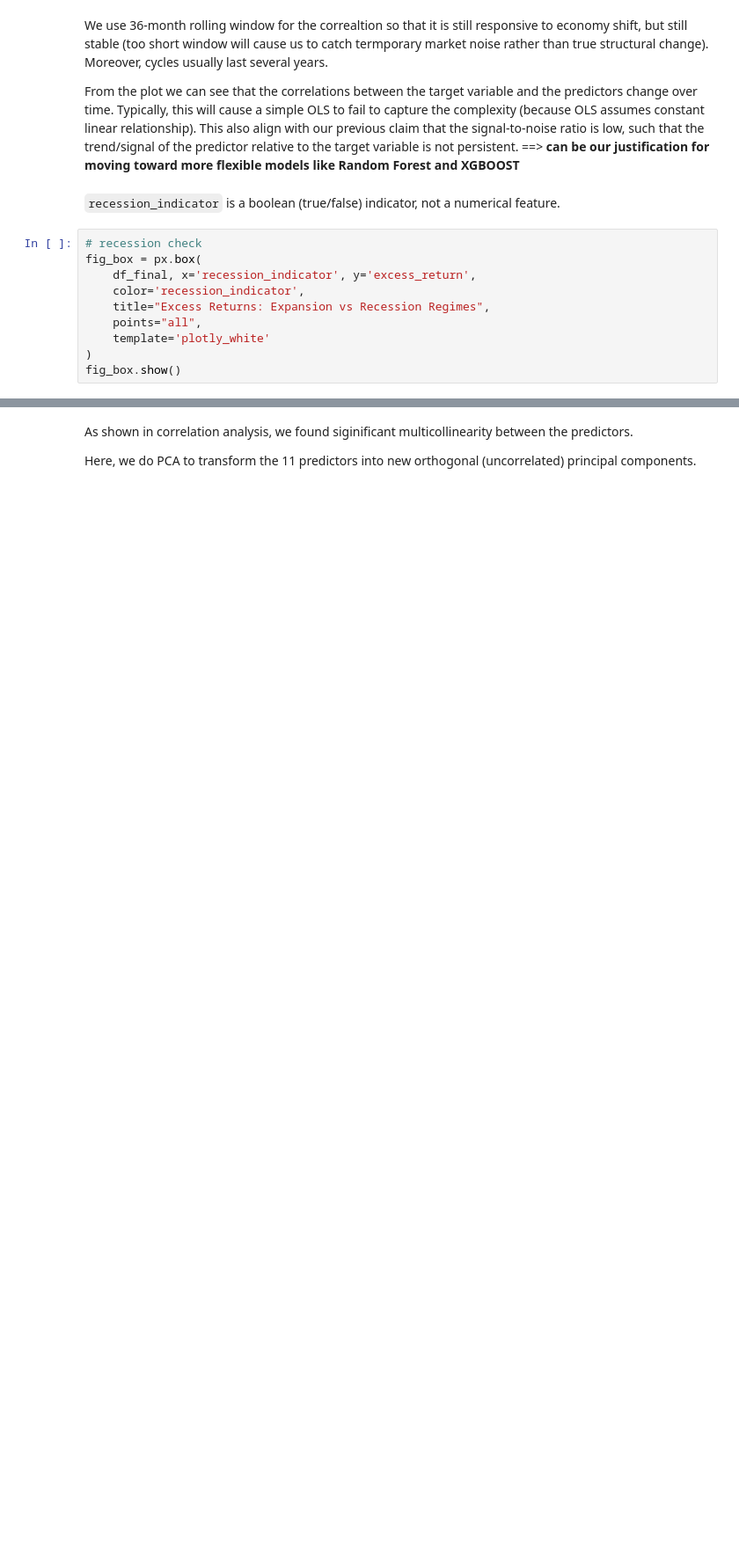
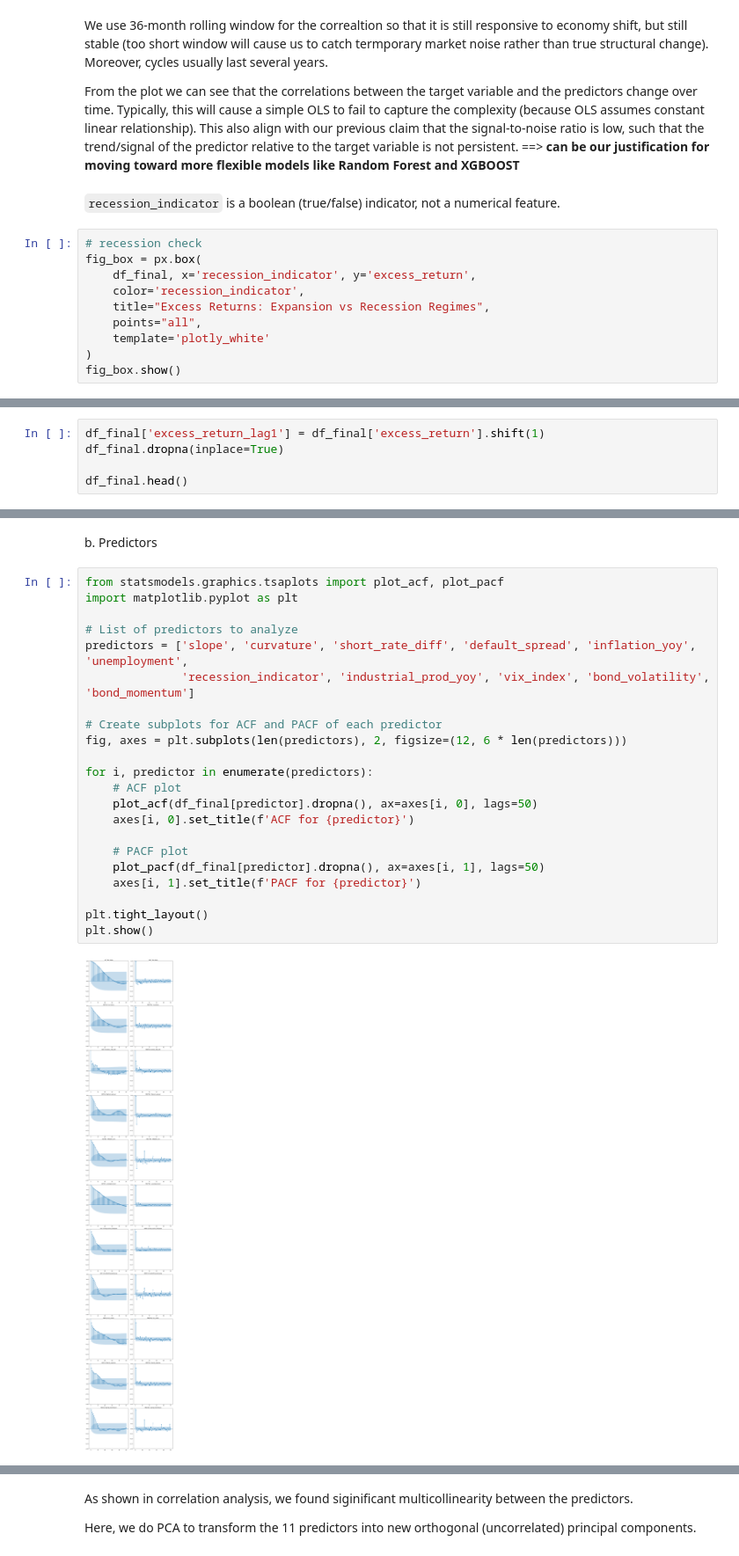
Before and after one commit to nurulputri/Big-Data_US-Treasury-Bonds-Return-Prediction, a Jupyter notebook: US Treasury Bond Return Prediction.ipynb, the cells around one changed output, grey strips where cells are left out. Shown at 88% size. Saved outputs shown, nothing was run; the diff lists cells and outputs as text; blank space fills up the shorter version.

```diff
--- a/US Treasury Bond Return Prediction.ipynb
+++ b/US Treasury Bond Return Prediction.ipynb
@@ -628,0 +692,5 @@ fig_box.show()
+# %%
+df_final['excess_return_lag1'] = df_final['excess_return'].shift(1)
+df_final.dropna(inplace=True)
+
+df_final.head()
@@ -629 +725,27 @@ fig_box.show()
+# %% [markdown]
+b. Predictors
+# %%
+from statsmodels.graphics.tsaplots import plot_acf, plot_pacf
+import matplotlib.pyplot as plt
+
+# List of predictors to analyze
+predictors = ['slope', 'curvature', 'short_rate_diff', 'default_spread', 'inflation_yoy', 'unemployment',
+              'recession_indicator', 'industrial_prod_yoy', 'vix_index', 'bond_volatility', 'bond_momentum']
+
+# Create subplots for ACF and PACF of each predictor
+fig, axes = plt.subplots(len(predictors), 2, figsize=(12, 6 * len(predictors)))
+
+for i, predictor in enumerate(predictors):
+    # ACF plot
+    plot_acf(df_final[predictor].dropna(), ax=axes[i, 0], lags=50)
+    axes[i, 0].set_title(f'ACF for {predictor}')
+
+    # PACF plot
+    plot_pacf(df_final[predictor].dropna(), ax=axes[i, 1], lags=50)
+    axes[i, 1].set_title(f'PACF for {predictor}')
+
+plt.tight_layout()
+plt.show()
+# %% [output]
+[figure, added]
 # %% [markdown]
```
Also changed, not shown: parts of 30 cells of this notebook.
